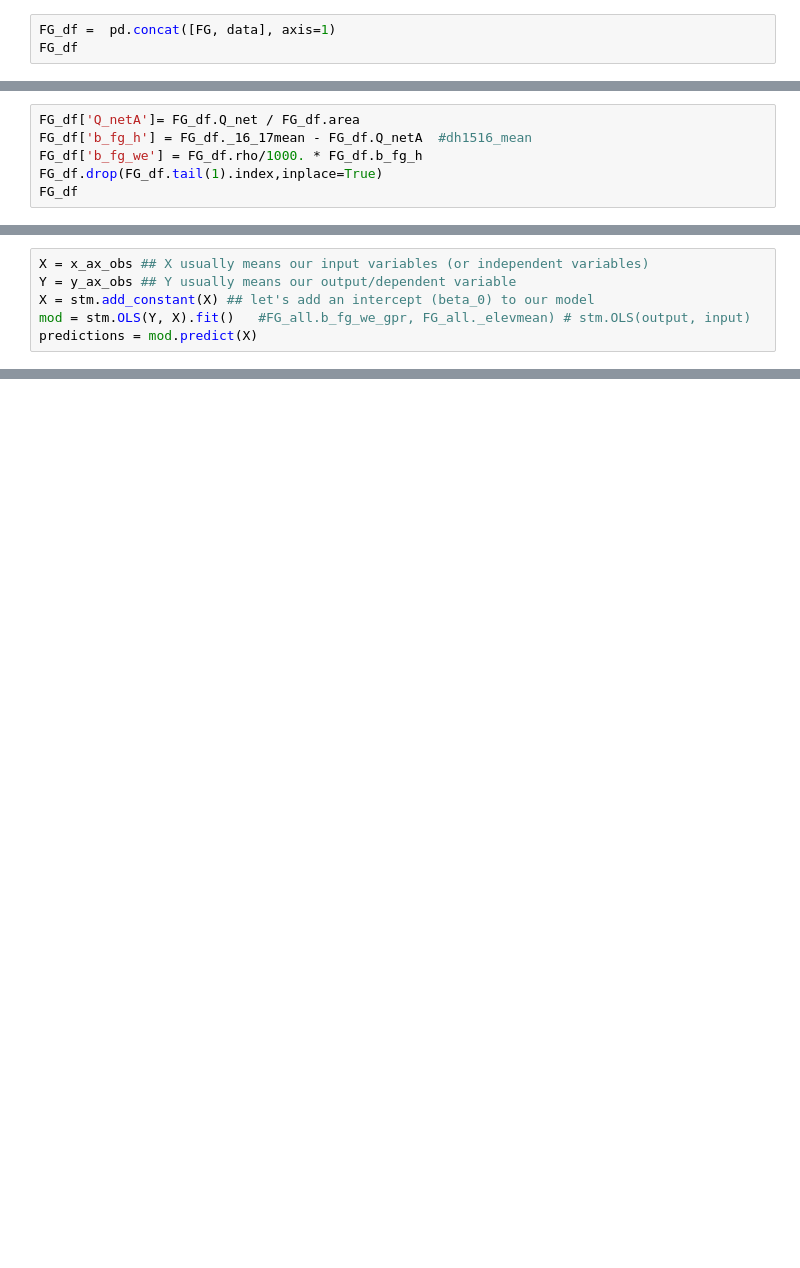
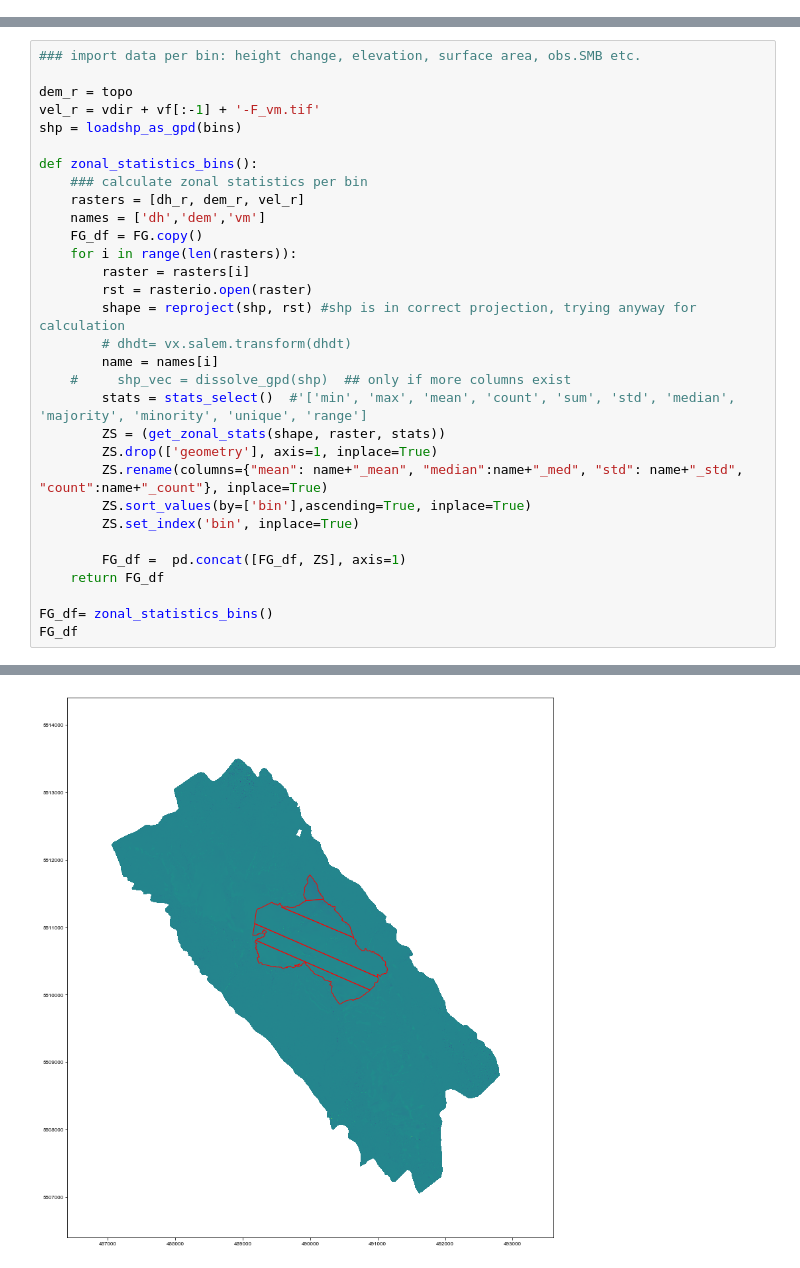
Before and after one commit to bpelto/ice_dynamics, a Jupyter notebook: flux_gate_velocity-Kokanee.ipynb, the cells around one changed output, grey strips where cells are left out. Cells and saved outputs as stored; diff of their text form; blank space fills up the shorter version.

```diff
--- a/flux_gate_velocity-Kokanee.ipynb
+++ b/flux_gate_velocity-Kokanee.ipynb
@@ -312,3 +0,0 @@ data
-# %%
-FG_df =  pd.concat([FG, data], axis=1)
-FG_df
@@ -334,6 +0,0 @@ FG_df   #[0:4]
-# %%
-FG_df['Q_netA']= FG_df.Q_net / FG_df.area
-FG_df['b_fg_h'] = FG_df._16_17mean - FG_df.Q_netA  #dh1516_mean
-FG_df['b_fg_we'] = FG_df.rho/1000. * FG_df.b_fg_h
-FG_df.drop(FG_df.tail(1).index,inplace=True)
-FG_df
@@ -560,6 +0,0 @@ txt
-# %%
-X = x_ax_obs ## X usually means our input variables (or independent variables)
-Y = y_ax_obs ## Y usually means our output/dependent variable
-X = stm.add_constant(X) ## let's add an intercept (beta_0) to our model
-mod = stm.OLS(Y, X).fit()   #FG_all.b_fg_we_gpr, FG_all._elevmean) # stm.OLS(output, input)
-predictions = mod.predict(X)
@@ -688,0 +311,32 @@ No handles with labels found to put in legend.
+# %%
+### import data per bin: height change, elevation, surface area, obs.SMB etc.
+
+dem_r = topo
+vel_r = vdir + vf[:-1] + '-F_vm.tif'
+shp = loadshp_as_gpd(bins)
+
+def zonal_statistics_bins():
+    ### calculate zonal statistics per bin
+    rasters = [dh_r, dem_r, vel_r]
+    names = ['dh','dem','vm']
+    FG_df = FG.copy()
+    for i in range(len(rasters)):
+        raster = rasters[i]
+        rst = rasterio.open(raster)
+        shape = reproject(shp, rst) #shp is in correct projection, trying anyway for calculation
+        # dhdt= vx.salem.transform(dhdt)
+        name = names[i]
+    #     shp_vec = dissolve_gpd(shp)  ## only if more columns exist
+        stats = stats_select()  #'['min', 'max', 'mean', 'count', 'sum', 'std', 'median', 'majority', 'minority', 'unique', 'range']
+        ZS = (get_zonal_stats(shape, raster, stats))
+        ZS.drop(['geometry'], axis=1, inplace=True)
+        ZS.rename(columns={"mean": name+"_mean", "median":name+"_med", "std": name+"_std", "count":name+"_count"}, inplace=True)
+        ZS.sort_values(by=['bin'],ascending=True, inplace=True)
+        ZS.set_index('bin', inplace=True)
+
+        FG_df =  pd.concat([FG_df, ZS], axis=1)
+    return FG_df
+
+FG_df= zonal_statistics_bins()
+FG_df
+# %% [output]
@@ -688,0 +381 @@ No handles with labels found to put in legend.
+[figure, added]
```
Also changed, not shown: parts of 73 cells of this notebook.
